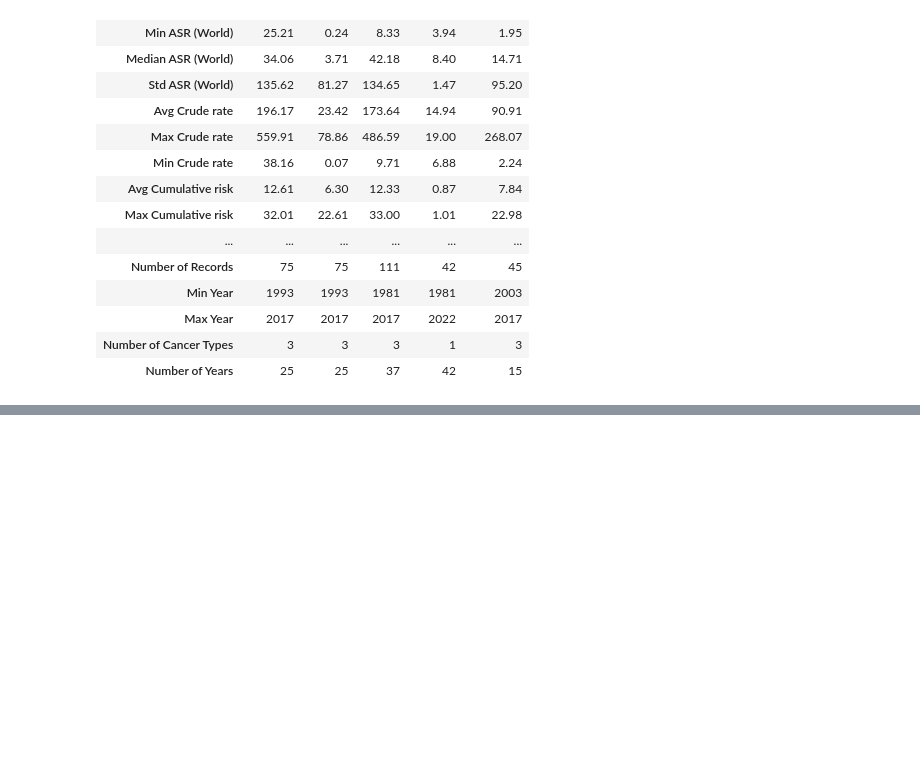
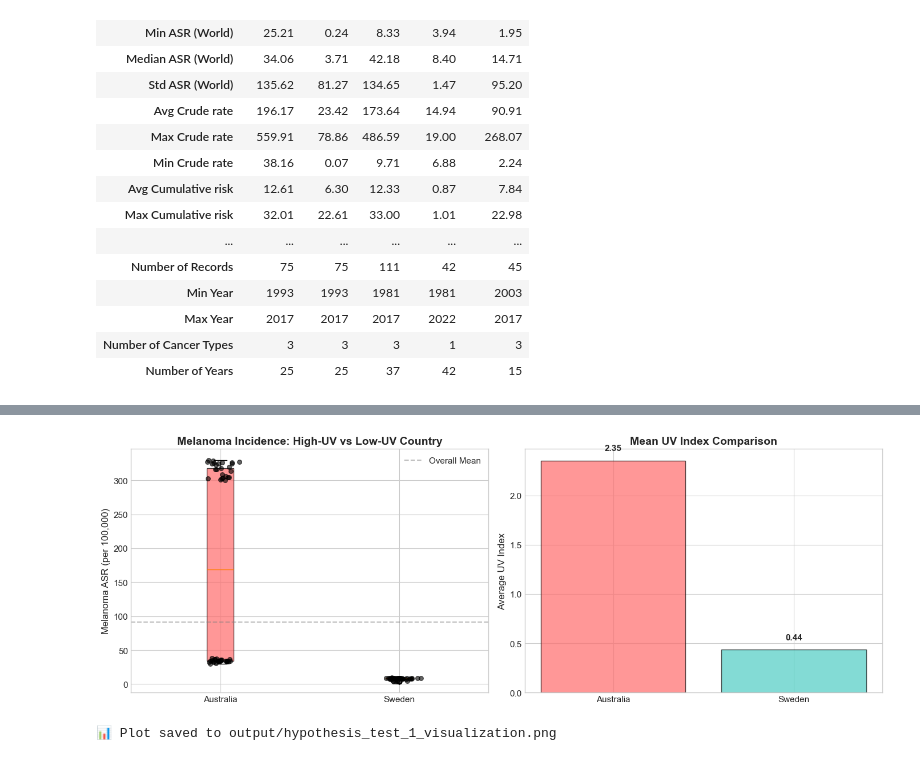
Before and after one commit to mohaneddz/Project-UV, a Jupyter notebook: countries-uv.ipynb, the cells around one changed output, grey strips where cells are left out. Saved outputs shown, nothing was run; the diff lists cells and outputs as text; code cells hidden in the pictures; blank space fills up the shorter version.

```diff
--- a/countries-uv.ipynb
+++ b/countries-uv.ipynb
@@ -320,0 +663,45 @@ plt.show()
+# %%
+# Visualization: Box plot comparison
+fig, axes = plt.subplots(1, 2, figsize=(14, 5))
+
+# Box plot
+countries_to_compare = ['Australia', 'Sweden']
+data_for_boxplot = [df_merged_countries[c]['ASR (World)'].values for c in countries_to_compare if c in df_merged_countries]
+
+bp = axes[0].boxplot(data_for_boxplot, labels=countries_to_compare, patch_artist=True)
+colors = ['#FF6B6B', '#4ECDC4']
+for patch, color in zip(bp['boxes'], colors):
+    patch.set_facecolor(color)
+    patch.set_alpha(0.7)
+axes[0].set_ylabel('Melanoma ASR (per 100,000)', fontsize=12)
+axes[0].set_title('Melanoma Incidence: High-UV vs Low-UV Country', fontsize=14, fontweight='bold')
+axes[0].axhline(y=np.mean([df_merged_countries[c]['ASR (World)'].mean() for c in countries_to_compare]),
+                color='gray', linestyle='--', alpha=0.5, label='Overall Mean')
+axes[0].legend()
+
+# Add individual data points (strip plot effect)
+for i, (country, color) in enumerate(zip(countries_to_compare, colors)):
+    if country in df_merged_countries:
+        y = df_merged_countries[country]['ASR (World)'].values
+        x = np.random.normal(i+1, 0.04, size=len(y))
+        axes[0].scatter(x, y, alpha=0.6, color='black', s=30, zorder=3)
+
+# UV comparison
+uv_means = [df_merged_countries[c]['ALLSKY_SFC_UV_INDEX_mean'].mean() for c in countries_to_compare if c in df_merged_countries]
+bars = axes[1].bar(countries_to_compare, uv_means, color=colors, alpha=0.7, edgecolor='black')
+axes[1].set_ylabel('Average UV Index', fontsize=12)
+axes[1].set_title('Mean UV Index Comparison', fontsize=14, fontweight='bold')
+
+# Add value labels on bars
+for bar, val in zip(bars, uv_means):
+    axes[1].text(bar.get_x() + bar.get_width()/2, bar.get_height() + 0.1,
+                 f'{val:.2f}', ha='center', fontsize=11, fontweight='bold')
+
+plt.tight_layout()
+plt.savefig('output/hypothesis_test_1_visualization.png', dpi=150, bbox_inches='tight')
+plt.show()
+
+print("📊 Plot saved to output/hypothesis_test_1_visualization.png")
+# %% [output]
+[figure, added]
+📊 Plot saved to output/hypothesis_test_1_visualization.png
```
Also changed, not shown: parts of 56 cells of this notebook, 17 other files.
